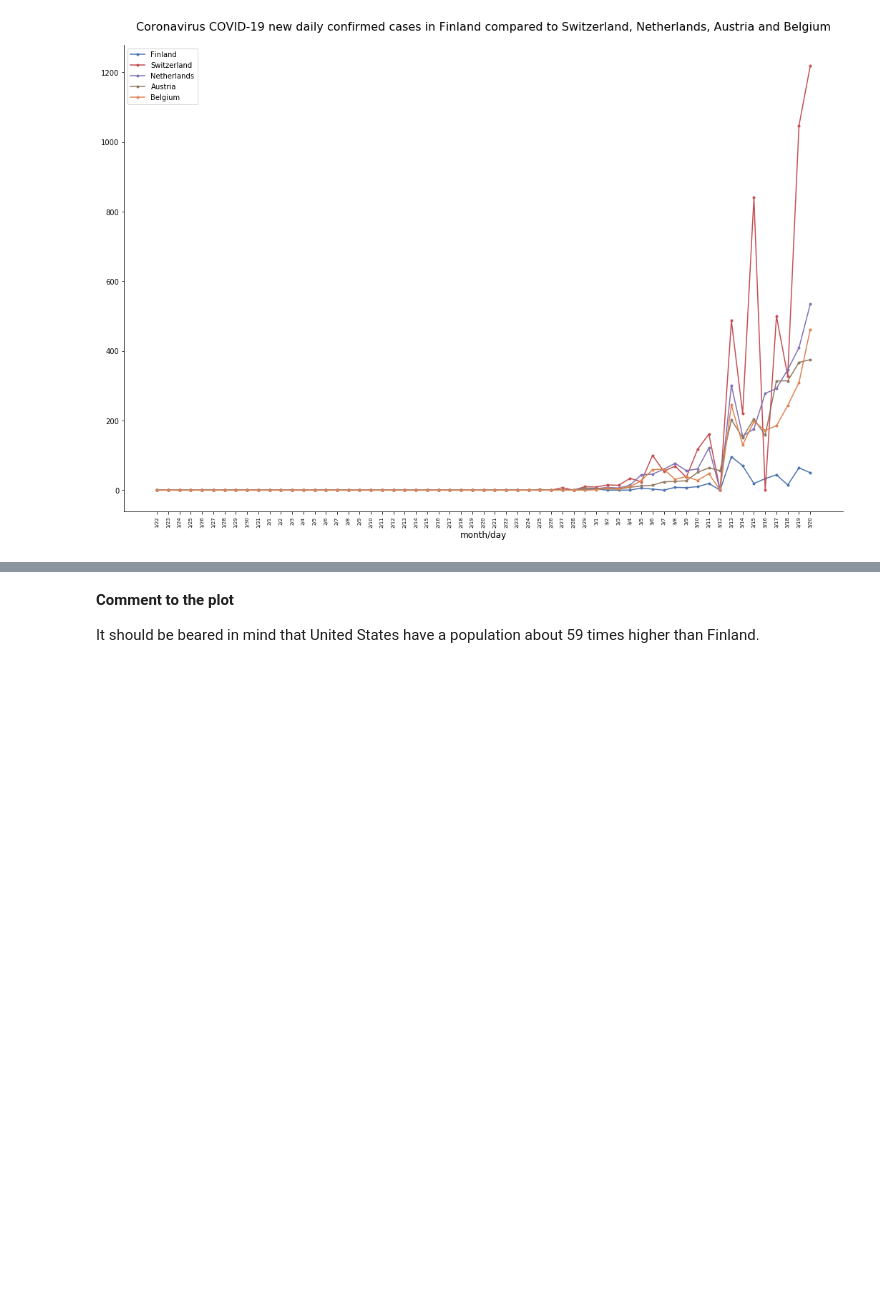
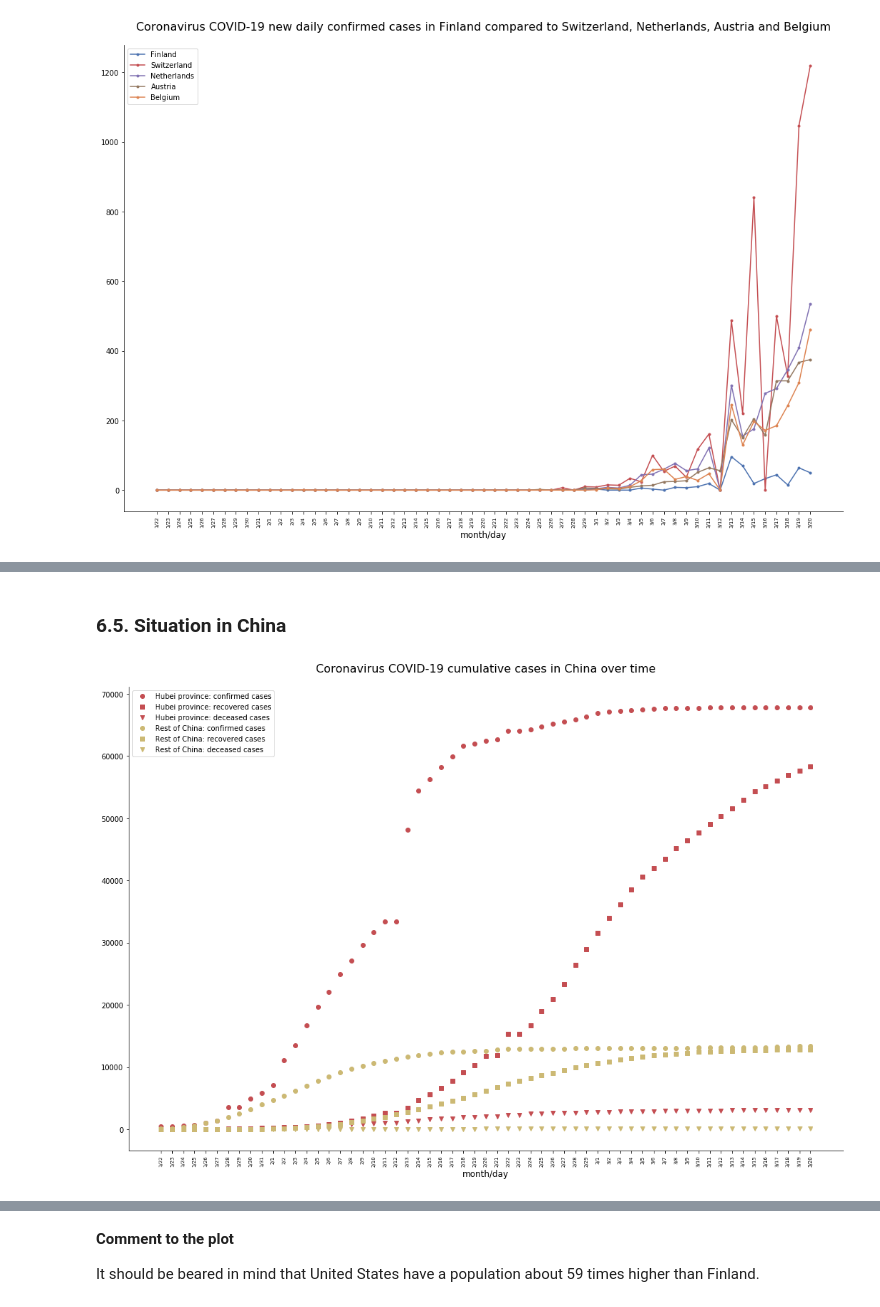
Before and after one commit to BerniHacker/Coronavirus, a Jupyter notebook: Coronavirus_Finland.ipynb, the cells around one changed output, grey strips where cells are left out. Drawn from its saved outputs; the diff is of its cells as text; code cells hidden in the pictures; blank space fills up the shorter version.

Commit message:
China plots added

```diff
--- a/Coronavirus_Finland.ipynb
+++ b/Coronavirus_Finland.ipynb
@@ -174,6 +175,7 @@ def cust_line_plot(*parameters,
                         a list with the x values,
                         a list with the y values,
                         a string containing the selected marker,
+                        a string containing the selected line style,
                         an integer (from 0 to 9) selecting the seaborn-deep
                         color,
                         a string containing the text for the legend
@@ -215,12 +217,13 @@ def cust_line_plot(*parameters,
         x = param[0]
         y = param[1]
         mark = param[2]
-        col_numb = param[3]
-        leg_text = param[4]
+        ls = param[3]
+        col_numb = param[4]
+        leg_text = param[5]
         # Appending the string to the list
         leg_text_l.append(leg_text)
         # Creating the scatter plots
-        plot = plt.plot(x, y, marker=mark, color=color_list[col_numb])
+        plot = plt.plot(x, y, marker=mark, linestyle=ls, color=color_list[col_numb])
 
     # If a label for the x axis is provided, showing it on the x axis
     if x_label:
@@ -1329,0 +1351,20 @@ cust_line_plot((days_tot, finland_conf_incr_0, ".", 0, "Finland"),
+# %% [markdown]
+### 6.5. Situation in China <a name="6.5."></a>
+# %%
+# Plotting daily cumulative cases in China
+cust_line_plot((days_tot, hubei_conf_0, "o", '', 3, "Hubei province: confirmed cases"),
+               (days_tot, hubei_recov_0, "s", '', 3, "Hubei province: recovered cases"),
+               (days_tot, hubei_deceas_0, "v", '', 3, "Hubei province: deceased cases"),
+               (days_tot, restchina_conf_0, "o", '', 8, "Rest of China: confirmed cases"),
+               (days_tot, restchina_recov_0, "s", '', 8, "Rest of China: recovered cases"),
+               (days_tot, restchina_deceas_0, "v", '', 8, "Rest of China: deceased cases"),
+               figsize_w=18, figsize_h=12,
+               title="Coronavirus COVID-19 cumulative cases in China over time",
+               title_fs=16, title_offset=20,
+               rem_borders=True,
+               x_label="month/day", xlabel_fs=12,
+               xvalues_fs=7,rot=90,
+               y_label=None, ylabel_fs=12,
+               legend=True)
+# %% [output]
+[figure, added]
```
Also changed, not shown: parts of 19 cells of this notebook, 1 other file.
